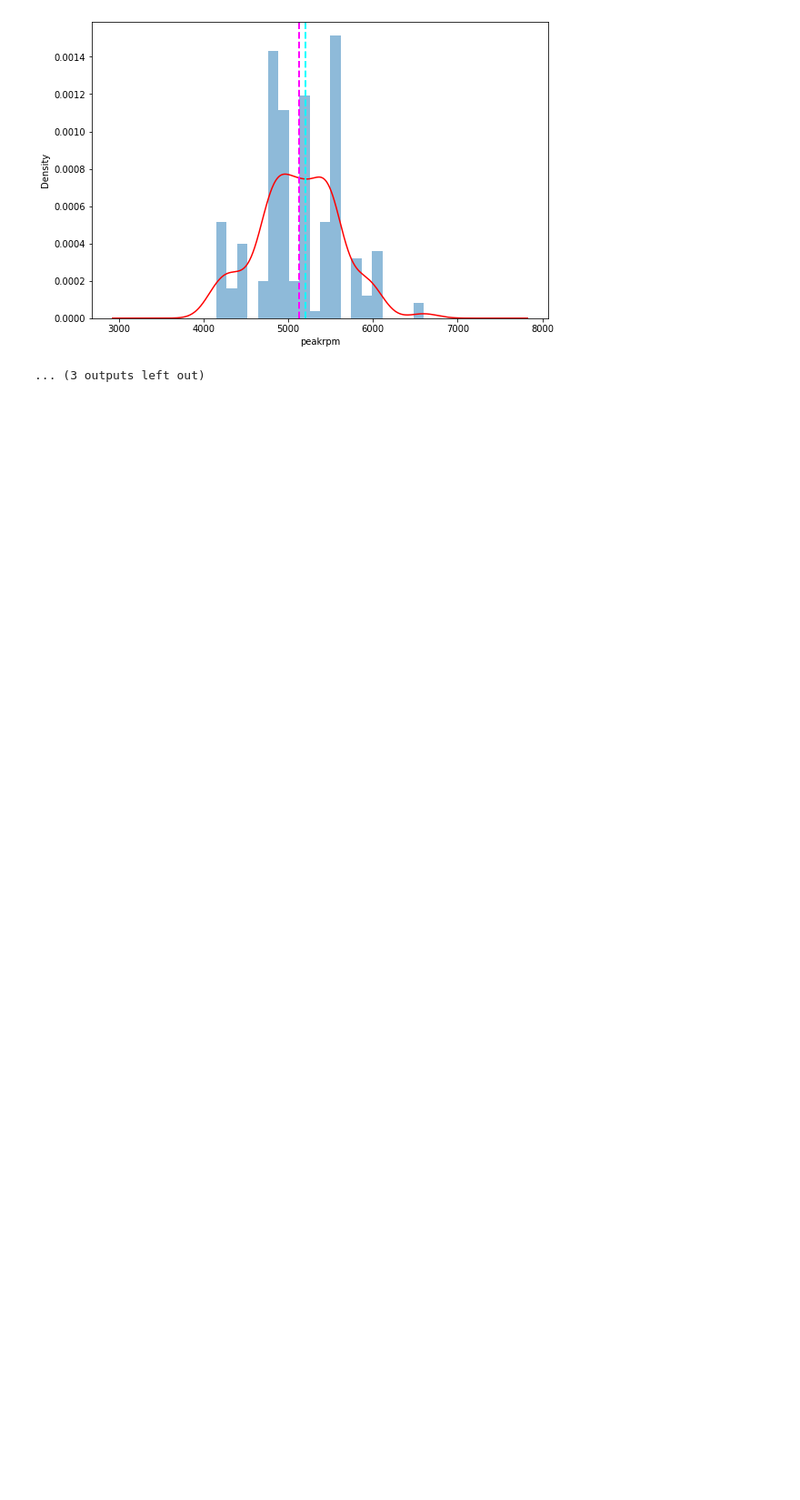
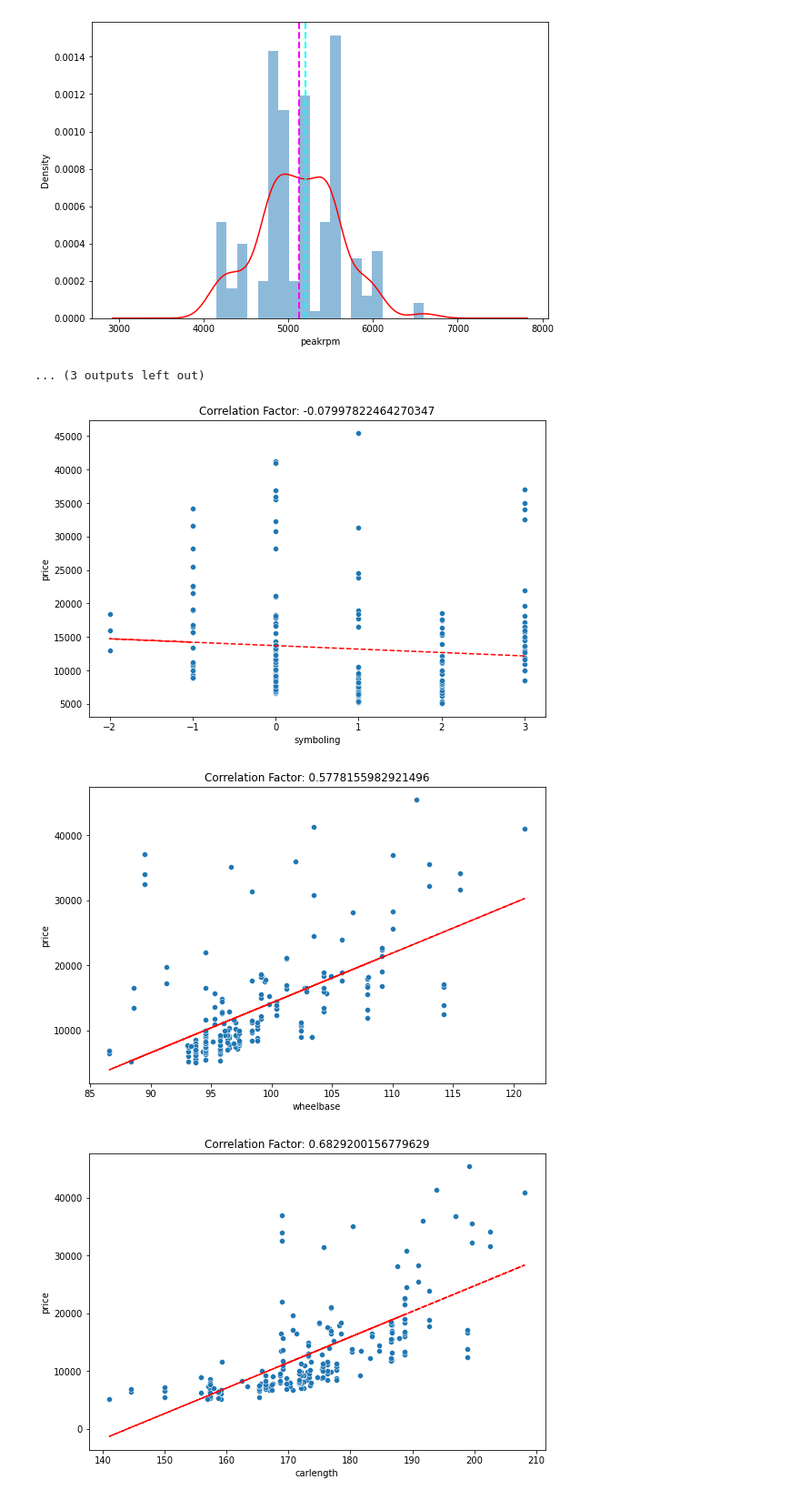
Before and after one commit to Ravinder-Kumar-M/Car_Price_Prediction, a Jupyter notebook: Guided_Project_Linear_Regression.ipynb, the cells around one changed output. Shown at 91% size. Saved outputs shown, nothing was run; the diff lists cells and outputs as text; code cells hidden in the pictures; blank space fills up the shorter version.

Commit message:
multivarient analysis(Numerical)

```diff
--- a/Guided_Project_Linear_Regression.ipynb
+++ b/Guided_Project_Linear_Regression.ipynb
@@ -220,3 +227,20 @@ plt.show()
 [figure]
 [figure]
 ... (3 outputs left out)
+# %%
+#Scatter Plotting
+for col in numerical_columns[1:]:
+  figrue = plt.figure(figsize=(9,6))
+  label = numerical_df['price']
+  title = numerical_df[col].corr(label)
+  sns.scatterplot(x=numerical_df[col], y=label)
+  y = np.polyfit(numerical_df[col], label,1)
+  y_label = np.poly1d(y)(numerical_df[col])
+
+  plt.title(f'Correlation Factor: {title}')
+  plt.plot(numerical_df[col], y_label, 'r--' )
+plt.show()
+# %% [output]
+[figure, added]
+[figure, added]
+[figure, added]
```
Also changed, not shown: parts of 4 cells of this notebook.
